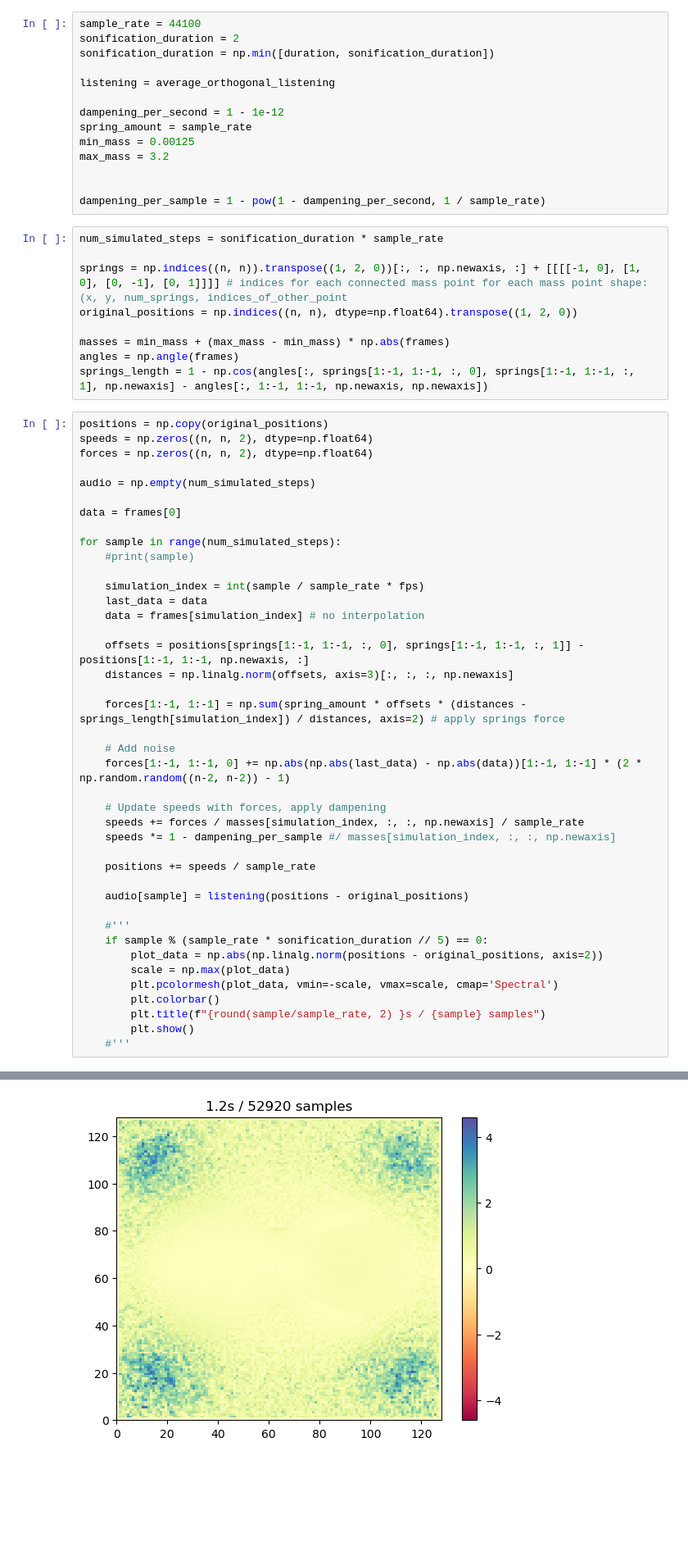
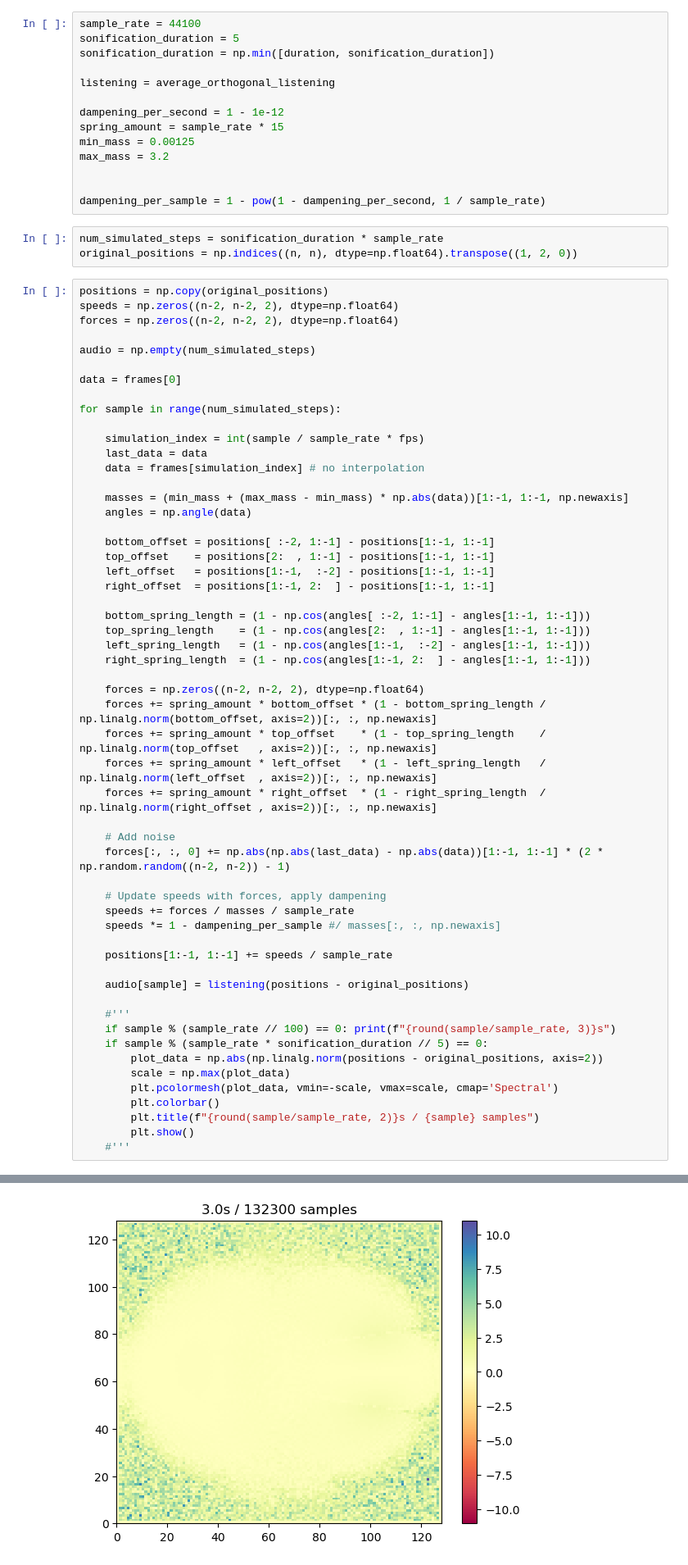
Before and after one commit to jannosch/qsynthi_prototyping, a Jupyter notebook: physical_modelling_3.ipynb, the cells around one changed output, grey strips where cells are left out. Shown at 82% size. Drawn from its saved outputs; the diff is of its cells as text; blank space fills up the shorter version.

Commit message:
other approach for performance

```diff
--- a/physical_modelling_3.ipynb
+++ b/physical_modelling_3.ipynb
@@ -122,13 +128,13 @@ point_parallel_listening = lambda array: array[20, 60, 0]
 point_orthogonal_listening = lambda array: array[20, 60, 1]
 # %%
 sample_rate = 44100
-sonification_duration = 2
+sonification_duration = 5
 sonification_duration = np.min([duration, sonification_duration])
 
 listening = average_orthogonal_listening
 
 dampening_per_second = 1 - 1e-12
-spring_amount = sample_rate
+spring_amount = sample_rate * 15
 min_mass = 0.00125
 max_mass = 3.2
 
@@ -136,52 +142,60 @@ max_mass = 3.2
 dampening_per_sample = 1 - pow(1 - dampening_per_second, 1 / sample_rate)
 # %%
 num_simulated_steps = sonification_duration * sample_rate
-
-springs = np.indices((n, n)).transpose((1, 2, 0))[:, :, np.newaxis, :] + [[[[-1, 0], [1, 0], [0, -1], [0, 1]]]] # indices for each connected mass point for each mass point shape: (x, y, num_springs, indices_of_other_point
 original_positions = np.indices((n, n), dtype=np.float64).transpose((1, 2, 0))
-
-masses = min_mass + (max_mass - min_mass) * np.abs(frames)
-angles = np.angle(frames)
-springs_length = 1 - np.cos(angles[:, springs[1:-1, 1:-1, :, 0], springs[1:-1, 1:-1, :, 1], np.newaxis] - angles[:, 1:-1, 1:-1, np.newaxis, np.newaxis])
 # %%
 positions = np.copy(original_positions)
-speeds = np.zeros((n, n, 2), dtype=np.float64)
-forces = np.zeros((n, n, 2), dtype=np.float64)
+speeds = np.zeros((n-2, n-2, 2), dtype=np.float64)
+forces = np.zeros((n-2, n-2, 2), dtype=np.float64)
 
 audio = np.empty(num_simulated_steps)
 
 data = frames[0]
 
 for sample in range(num_simulated_steps):
-    #print(sample)
 
     simulation_index = int(sample / sample_rate * fps)
     last_data = data
     data = frames[simulation_index] # no interpolation
 
-    offsets = positions[springs[1:-1, 1:-1, :, 0], springs[1:-1, 1:-1, :, 1]] - positions[1:-1, 1:-1, np.newaxis, :]
-    distances = np.linalg.norm(offsets, axis=3)[:, :, :, np.newaxis]
+    masses = (min_mass + (max_mass - min_mass) * np.abs(data))[1:-1, 1:-1, np.newaxis]
+    angles = np.angle(data)
 
-    forces[1:-1, 1:-1] = np.sum(spring_amount * offsets * (distances - springs_length[simulation_index]) / distances, axis=2) # apply springs force
+    bottom_offset = positions[ :-2, 1:-1] - positions[1:-1, 1:-1]
+    top_offset    = positions[2:  , 1:-1] - positions[1:-1, 1:-1]
+    left_offset   = positions[1:-1,  :-2] - positions[1:-1, 1:-1]
+    right_offset  = positions[1:-1, 2:  ] - positions[1:-1, 1:-1]
+
+    bottom_spring_length = (1 - np.cos(angles[ :-2, 1:-1] - angles[1:-1, 1:-1]))
+    top_spring_length    = (1 - np.cos(angles[2:  , 1:-1] - angles[1:-1, 1:-1]))
+    left_spring_length   = (1 - np.cos(angles[1:-1,  :-2] - angles[1:-1, 1:-1]))
+    right_spring_length  = (1 - np.cos(angles[1:-1, 2:  ] - angles[1:-1, 1:-1]))
+
+    forces = np.zeros((n-2, n-2, 2), dtype=np.float64)
+    forces += spring_amount * bottom_offset * (1 - bottom_spring_length / np.linalg.norm(bottom_offset, axis=2))[:, :, np.newaxis]
+    forces += spring_amount * top_offset    * (1 - top_spring_length    / np.linalg.norm(top_offset   , axis=2))[:, :, np.newaxis]
+    forces += spring_amount * left_offset   * (1 - left_spring_length   / np.linalg.norm(left_offset  , axis=2))[:, :, np.newaxis]
+    forces += spring_amount * right_offset  * (1 - right_spring_length  / np.linalg.norm(right_offset , axis=2))[:, :, np.newaxis]
 
     # Add noise
-    forces[1:-1, 1:-1, 0] += np.abs(np.abs(last_data) - np.abs(data))[1:-1, 1:-1] * (2 * np.random.random((n-2, n-2)) - 1)
+    forces[:, :, 0] += np.abs(np.abs(last_data) - np.abs(data))[1:-1, 1:-1] * (2 * np.random.random((n-2, n-2)) - 1)
 
     # Update speeds with forces, apply dampening
-    speeds += forces / masses[simulation_index, :, :, np.newaxis] / sample_rate
-    speeds *= 1 - dampening_per_sample #/ masses[simulation_index, :, :, np.newaxis]
+    speeds += forces / masses / sample_rate
+    speeds *= 1 - dampening_per_sample #/ masses[:, :, np.newaxis]
 
-    positions += speeds / sample_rate
+    positions[1:-1, 1:-1] += speeds / sample_rate
 
     audio[sample] = listening(positions - original_positions)
 
     #'''
+    if sample % (sample_rate // 100) == 0: print(f"{round(sample/sample_rate, 3)}s")
     if sample % (sample_rate * sonification_duration // 5) == 0:
         plot_data = np.abs(np.linalg.norm(positions - original_positions, axis=2))
         scale = np.max(plot_data)
         plt.pcolormesh(plot_data, vmin=-scale, vmax=scale, cmap='Spectral')
         plt.colorbar()
-        plt.title(f"{round(sample/sample_rate, 2) }s / {sample} samples")
+        plt.title(f"{round(sample/sample_rate, 2)}s / {sample} samples")
         plt.show()
     #'''
 # %% [output]
@@ -191 +257 @@ for sample in range(num_simulated_steps):
-[figure, old version]
+[figure, new version]
```
Also changed, not shown: parts of 5 cells of this notebook.
